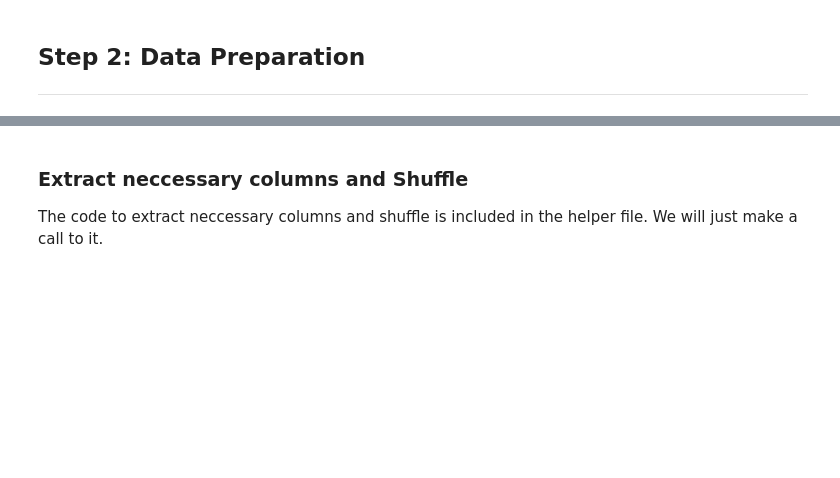
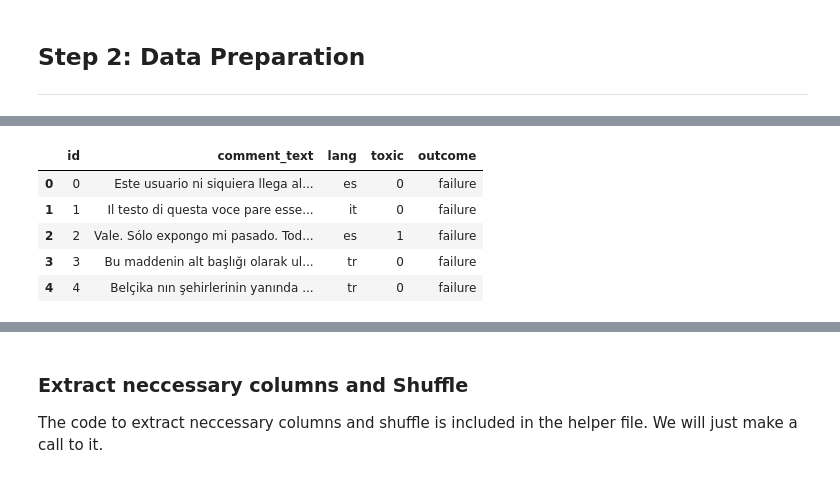
Before and after one commit to anthony-chukwuemeka-nwachukwu/Toxic-Comment-Classification, a Jupyter notebook: Toxic Comment Classification.ipynb, the cells around one changed output, grey strips where cells are left out. Cells and saved outputs as stored; diff of their text form; code cells hidden in the pictures; blank space fills up the shorter version.

```diff
--- a/Toxic Comment Classification.ipynb
+++ b/Toxic Comment Classification.ipynb
@@ -79,0 +101,12 @@ df.head()
+# %%
+# Load the validation_ammended.csv to see it's contents
+CSV_PATH  = '../data/validation_ammended.csv'
+df = pd.read_csv(CSV_PATH)
+df.head()
+# %% [output]
+|  | id | comment_text | lang | toxic | outcome |
+| 0 | 0 | Este usuario ni siquiera llega al... | es | 0 | failure |
+| 1 | 1 | Il testo di questa voce pare esse... | it | 0 | failure |
+| 2 | 2 | Vale. Sólo expongo mi pasado. Tod... | es | 1 | failure |
+| 3 | 3 | Bu maddenin alt başlığı olarak ul... | tr | 0 | failure |
+| 4 | 4 | Belçika nın şehirlerinin yanında ... | tr | 0 | failure |
```
Also changed, not shown: parts of 34 cells of this notebook, 1 other file.
